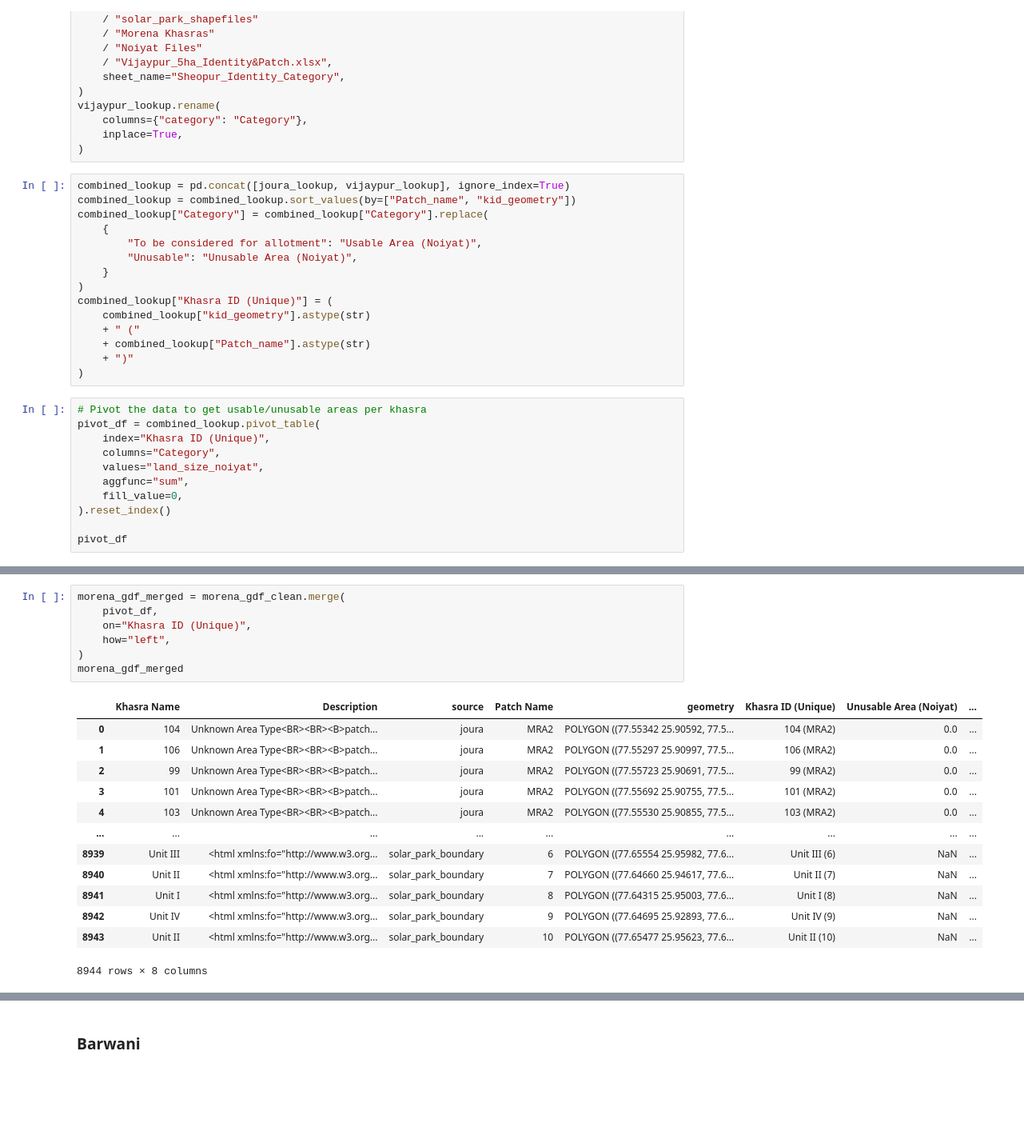
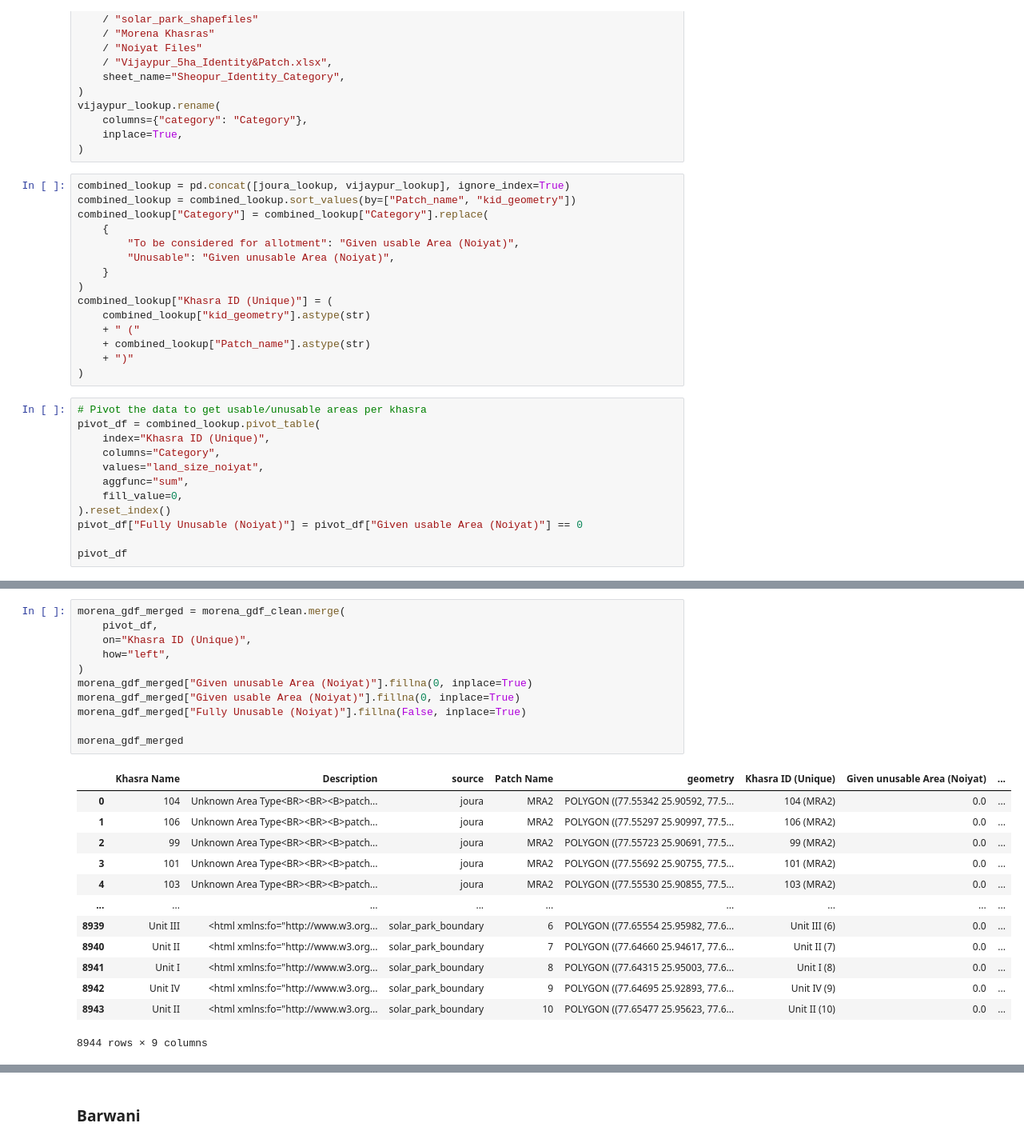
Before and after one commit to IDinsight/idinsight-solar-parks, a Jupyter notebook: notebooks/solar_parks_01_preprocessing.ipynb, the cells around one changed output, grey strips where cells are left out. Shown at 80% size. Cells and saved outputs as stored; diff of their text form; blank space fills up the shorter version.

Commit message:
fix morena matching

```diff
--- a/notebooks/solar_parks_01_preprocessing.ipynb
+++ b/notebooks/solar_parks_01_preprocessing.ipynb
@@ -486,8 +488,8 @@ combined_lookup = pd.concat([joura_lookup, vijaypur_lookup], ignore_index=True)
 combined_lookup = combined_lookup.sort_values(by=["Patch_name", "kid_geometry"])
 combined_lookup["Category"] = combined_lookup["Category"].replace(
     {
-        "To be considered for allotment": "Usable Area (Noiyat)",
-        "Unusable": "Unusable Area (Noiyat)",
+        "To be considered for allotment": "Given usable Area (Noiyat)",
+        "Unusable": "Given unusable Area (Noiyat)",
     }
 )
 combined_lookup["Khasra ID (Unique)"] = (
@@ -505,6 +507,7 @@ pivot_df = combined_lookup.pivot_table(
     aggfunc="sum",
     fill_value=0,
 ).reset_index()
+pivot_df["Fully Unusable (Noiyat)"] = pivot_df["Given usable Area (Noiyat)"] == 0
 
 pivot_df
 # %% [output]
@@ -524,21 +527,25 @@ pivot_df
 # %%
 morena_gdf_merged = morena_gdf_clean.merge(
     pivot_df,
     on="Khasra ID (Unique)",
     how="left",
 )
+morena_gdf_merged["Given unusable Area (Noiyat)"].fillna(0, inplace=True)
+morena_gdf_merged["Given usable Area (Noiyat)"].fillna(0, inplace=True)
+morena_gdf_merged["Fully Unusable (Noiyat)"].fillna(False, inplace=True)
+
 morena_gdf_merged
 # %% [output]
-|  | Khasra Name | Description | source | Patch Name | geometry | Khasra ID (Unique) | Unusable Area (Noiyat) | ... |
+|  | Khasra Name | Description | source | Patch Name | geometry | Khasra ID (Unique) | Given unusable Area (Noiyat) | ... |
 | 0 | 104 | Unknown Area Type<BR><BR><B>patch... | joura | MRA2 | POLYGON ((77.55342 25.90592, 77.5... | 104 (MRA2) | 0.0 | ... |
 | 1 | 106 | Unknown Area Type<BR><BR><B>patch... | joura | MRA2 | POLYGON ((77.55297 25.90997, 77.5... | 106 (MRA2) | 0.0 | ... |
 | 2 | 99 | Unknown Area Type<BR><BR><B>patch... | joura | MRA2 | POLYGON ((77.55723 25.90691, 77.5... | 99 (MRA2) | 0.0 | ... |
 | 3 | 101 | Unknown Area Type<BR><BR><B>patch... | joura | MRA2 | POLYGON ((77.55692 25.90755, 77.5... | 101 (MRA2) | 0.0 | ... |
 | 4 | 103 | Unknown Area Type<BR><BR><B>patch... | joura | MRA2 | POLYGON ((77.55530 25.90855, 77.5... | 103 (MRA2) | 0.0 | ... |
 | ... | ... | ... | ... | ... | ... | ... | ... | ... |
-| 8939 | Unit III | <html xmlns:fo="http://www.w3.org... | solar_park_boundary | 6 | POLYGON ((77.65554 25.95982, 77.6... | Unit III (6) | NaN | ... |
-| 8940 | Unit II | <html xmlns:fo="http://www.w3.org... | solar_park_boundary | 7 | POLYGON ((77.64660 25.94617, 77.6... | Unit II (7) | NaN | ... |
-| 8941 | Unit I | <html xmlns:fo="http://www.w3.org... | solar_park_boundary | 8 | POLYGON ((77.64315 25.95003, 77.6... | Unit I (8) | NaN | ... |
-| 8942 | Unit IV | <html xmlns:fo="http://www.w3.org... | solar_park_boundary | 9 | POLYGON ((77.64695 25.92893, 77.6... | Unit IV (9) | NaN | ... |
-| 8943 | Unit II | <html xmlns:fo="http://www.w3.org... | solar_park_boundary | 10 | POLYGON ((77.65477 25.95623, 77.6... | Unit II (10) | NaN | ... |
+| 8939 | Unit III | <html xmlns:fo="http://www.w3.org... | solar_park_boundary | 6 | POLYGON ((77.65554 25.95982, 77.6... | Unit III (6) | 0.0 | ... |
+| 8940 | Unit II | <html xmlns:fo="http://www.w3.org... | solar_park_boundary | 7 | POLYGON ((77.64660 25.94617, 77.6... | Unit II (7) | 0.0 | ... |
+| 8941 | Unit I | <html xmlns:fo="http://www.w3.org... | solar_park_boundary | 8 | POLYGON ((77.64315 25.95003, 77.6... | Unit I (8) | 0.0 | ... |
+| 8942 | Unit IV | <html xmlns:fo="http://www.w3.org... | solar_park_boundary | 9 | POLYGON ((77.64695 25.92893, 77.6... | Unit IV (9) | 0.0 | ... |
+| 8943 | Unit II | <html xmlns:fo="http://www.w3.org... | solar_park_boundary | 10 | POLYGON ((77.65477 25.95623, 77.6... | Unit II (10) | 0.0 | ... |
-8944 rows × 8 columns
+8944 rows × 9 columns
```
Also changed, not shown: parts of 6 cells of this notebook.
